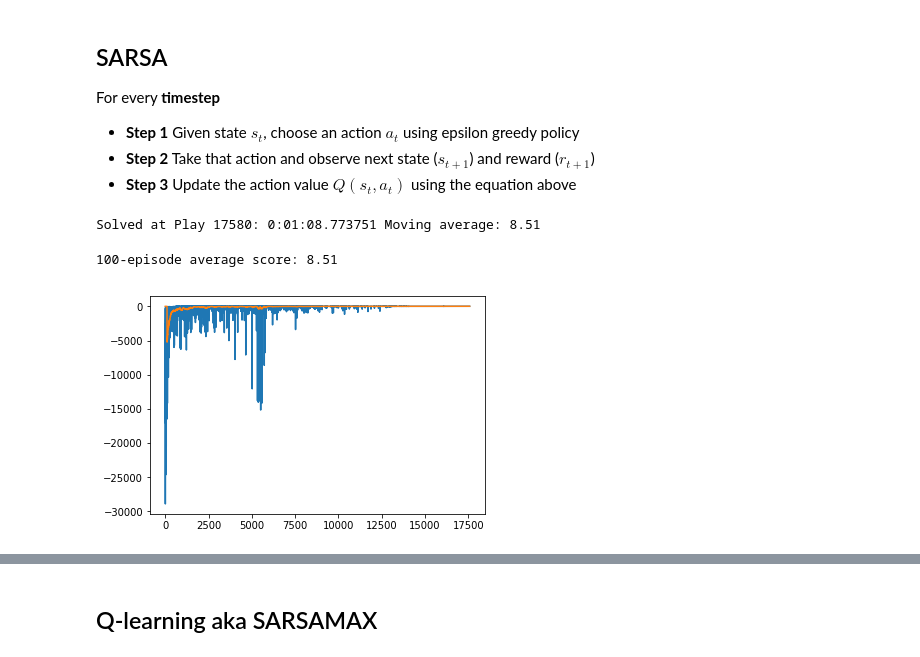
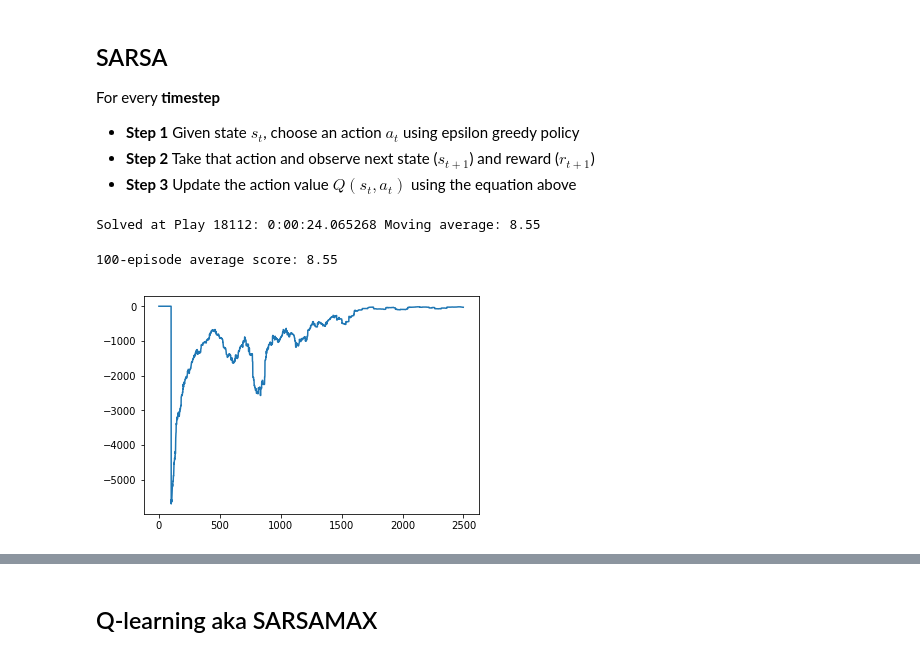
Before and after one commit to Datatouille/rl-workshop, a Jupyter notebook: session3.ipynb, the cells around one changed output, grey strips where cells are left out. Drawn from its saved outputs; the diff is of its cells as text; code cells hidden in the pictures.

```diff
--- a/session3.ipynb
+++ b/session3.ipynb
@@ -166,6 +166,8 @@ env.render(mode = 'human')
 |Y| : |B: |
 +---------+
   (South)
+# %%
+env = gym.make('Taxi-v2').env
 # %%
 frames = []
 illegal_moves = 0
@@ -200,8 +202,8 @@ while True:
     state = next_state
 
     #stop game if done; there's a bug with taxi-v2 that cuts your game over if you have not solved it in 200 timesteps
-#     if done: break
-    if reward==20: break
+    if done: break
+#     if reward==20: break
 # %%
 #stolen from https://www.learndatasci.com/tutorials/reinforcement-q-learning-scratch-python-openai-gym/
 from IPython.display import clear_output
@@ -243,17 +232,17 @@ Illegal Others: 32
 # %% [markdown]
 Play a couple of rounds with your own natural neural networks to get a hang of the environment.
 # %%
-# state = env.reset()
-# env.render()
+state = env.reset()
+env.render()
 
-# cumu_reward = 0
+cumu_reward = 0
 
-# while True:
-#     action = int(input('Choose action: '))
-#     state, reward, done, info = env.step(action)
-#     cumu_reward+=reward
-#     clear_output(wait=False)
-#     env.render()
-#     print(f'Reward: {reward}')
-#     print(f'Cumulative Reward: {cumu_reward}')
-#     if reward==20: break
+while True:
+    action = int(input('Choose action: '))
+    state, reward, done, info = env.step(action)
+    cumu_reward+=reward
+    clear_output(wait=False)
+    env.render()
+    print(f'Reward: {reward}')
+    print(f'Cumulative Reward: {cumu_reward}')
+    if reward==20: break
@@ -457,6 +465,7 @@ ts = []
 illegal_moves = []
 illegal_others = []
 moving_scores = []
+
 moving_nb = 100
 solved_score = 8.5
 start_time = datetime.now()
@@ -510,14 +519,13 @@ for i in trange(100000):
         print(f'Solved at Play {i}: {datetime.now() - start_time} Moving average: {moving_scores[-1]}')
         break
 # %% [output]
-Solved at Play 17580: 0:01:08.773751 Moving average: 8.51
+Solved at Play 18112: 0:00:24.065268 Moving average: 8.55
 # %%
-plt.plot(scores)
-plt.plot(moving_scores)
+plt.plot(moving_scores[:2500])
 print(f'100-episode average score: {moving_scores[-1]}')
 # %% [output]
-100-episode average score: 8.51
+100-episode average score: 8.55
-[figure, old version]
+[figure, new version]
 # %%
 plt.plot(ts)
 print(f'100-episode average timesteps: {np.mean(ts[:-100])}')
```
Also changed, not shown: parts of 29 cells of this notebook.
